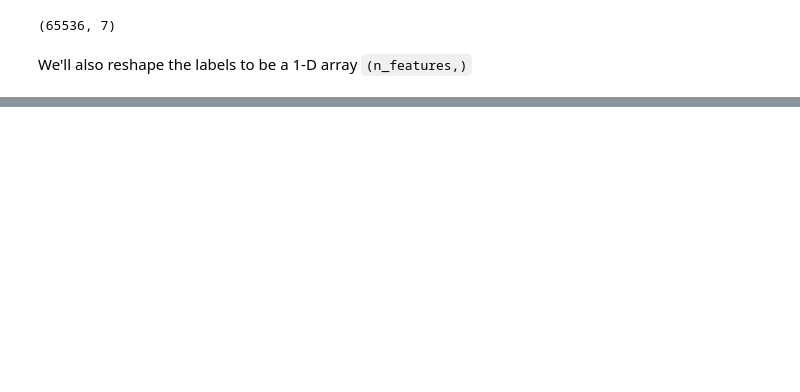
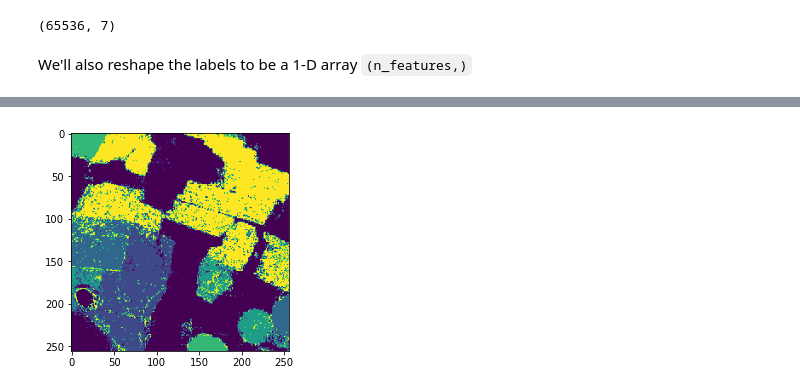
Before and after one commit to TomAugspurger/esip-summer-2021-geospatial-ml, a Jupyter notebook: crop-landcover-explore.ipynb, the cells around one changed output, grey strips where cells are left out. Cells and saved outputs as stored; diff of their text form; code cells hidden in the pictures; blank space fills up the shorter version.

```diff
--- a/crop-landcover-explore.ipynb
+++ b/crop-landcover-explore.ipynb
@@ -137,9 +155,16 @@ import planetary_computer
 import stackstac
 
 assets = ["B02", "B03", "B04", "B05", "B06", "B07", "B09"]
-data = stackstac.stack(planetary_computer.sign(sentinel_item).to_dict(), assets=assets, dtype="float32", resolution=10, bounds=bounds).where(lambda x: x > 0).squeeze()
+data = stackstac.stack(
+    planetary_computer.sign(sentinel_item).to_dict(),
+    assets=assets,
+    dtype="float32",
+    resolution=10,                  # resample all assets to the highest resolution
+    epsg=labels.rio.crs.to_epsg(),  # reproject to the labels CRS
+    bounds=labels.rio.bounds(),     # crop to the labels' bounds
+).where(lambda x: x > 0).squeeze()
 
-assert data.shape[1:] == labels2.shape
+assert data.shape[1:] == labels.shape
 
 data = data.compute()
 data
@@ -199,8 +221,8 @@ Coordinates: (12/37)
 # %%
-labels3 = (
-    labels2.assign_coords(
-        y=lambda ds: (ds.y + 5).round(),   # fix half-pixel label issue
-        x=lambda ds: (ds.x - 5).round(),
+data2 = (
+    data.assign_coords(
+        y=lambda ds: (ds.y - 5).round(),   # fix half-pixel label issue
+        x=lambda ds: (ds.x + 5).round(),
     )
 )
 # %% [markdown]
@@ -223,9 +251,10 @@ We'll use a scikit-learn K-Nearest Neighbors classifier to establish a baseline
 # %%
-X = data.stack(pixel=("y", "x")).T
+X = data2.stack(pixel=("y", "x")).T
 X.shape
 # %% [output]
 (65536, 7)
 # %% [markdown]
 We'll also reshape the labels to be a 1-D array `(n_features,)`
 # %%
-y = labels3.stack(pixel=("y", "x"))
+y = labels.stack(pixel=("y", "x"))
+y.shape
@@ -272 +297,9 @@ rasterio.plot.show(labels);
+# %%
+yhat = nn.predict(X)
+
+rasterio.plot.show(
+    yhat.reshape(labels.shape)
+);
+# %% [output]
+[figure, added]
 # %% [markdown]
```
Also changed, not shown: parts of 56 cells of this notebook.
